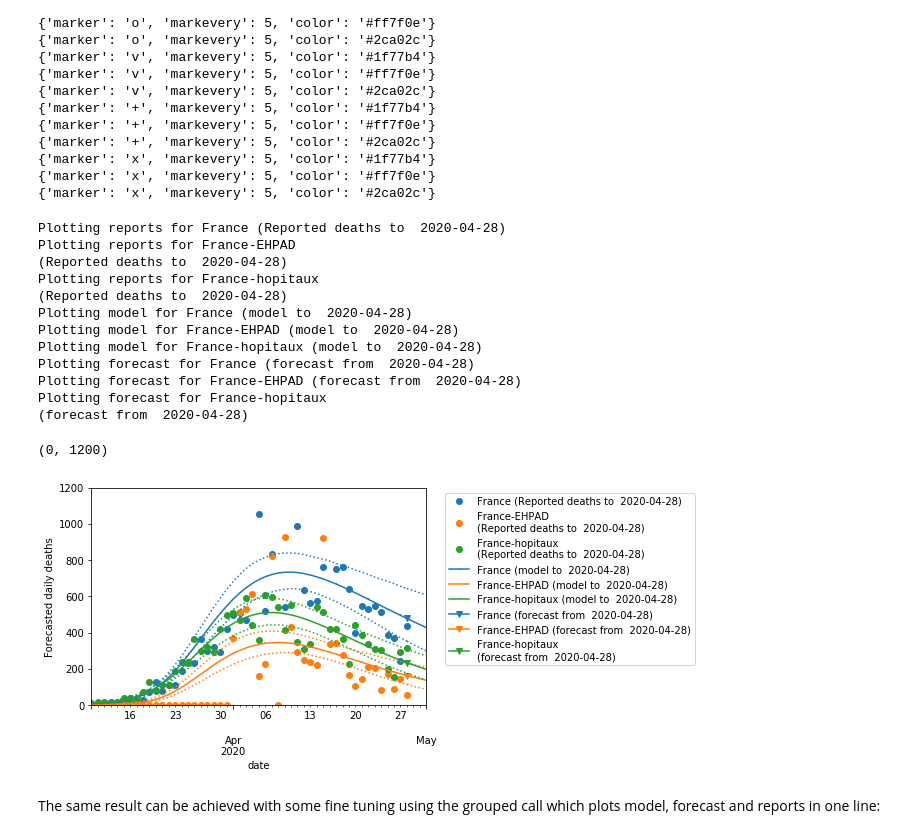
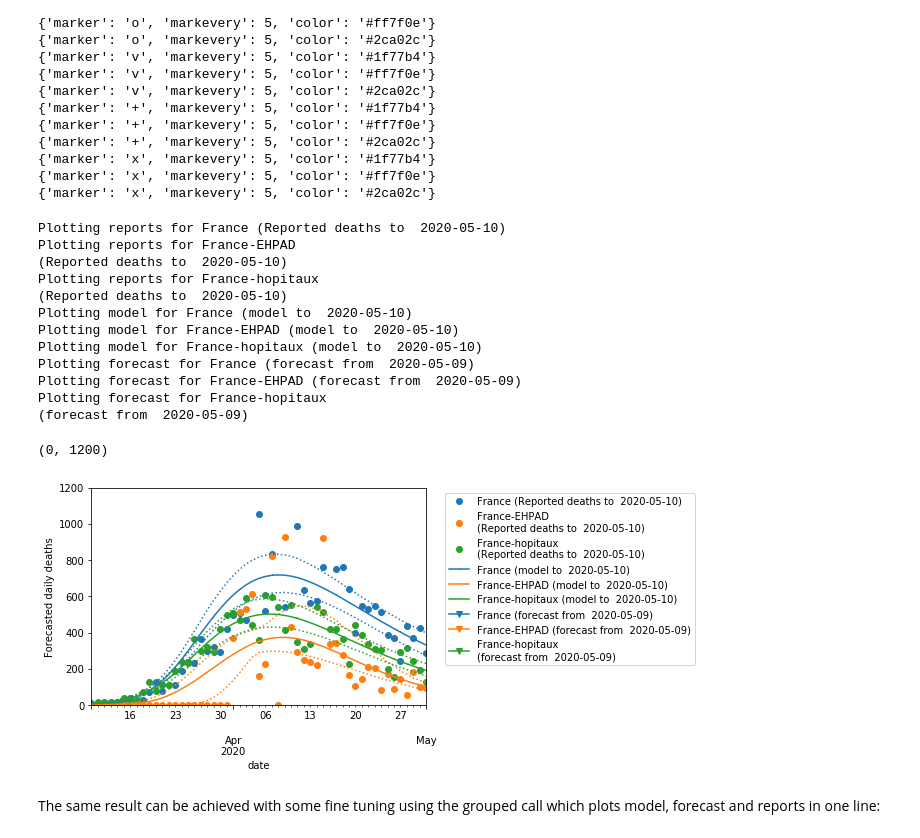
Before and after one commit to payoto/covid19model-fr-regions-results, a Jupyter notebook: data_example.ipynb, the cells around one changed output. Cells and saved outputs as stored; diff of their text form; code cells hidden in the pictures.

```diff
--- a/data_example.ipynb
+++ b/data_example.ipynb
@@ -123,7 +99,7 @@ These allow to plot for a single run forecast and modelled data.
 
 First we access a single model execution:
 # %%
-model = analysis_set_france.loc[33,:]["model"]
+model = analysis_set_france.iloc[-1,]["model"]
 # %% [markdown]
 In this module the functionality allows to plot the following comparison in one line:
 # %%
@@ -260,41 +236,41 @@ for c in prop_cycle:
 # %%
 country_list = ["France", "France-EHPAD", "France-hopitaux"]
 
 # define a new property cycle for the axes we are using
 prop_cycle = define_new_cycle(
     marker=['o',',','v','+'], # which varies the marker
     color_frequency=len(country_list), # the same colour repats every 3 lines
     markevery=[5],  # Markers are plotted every 5 days
 )
 _, ax_compare = plt.subplots()
 ax_compare.set_prop_cycle(prop_cycle)
 
 # Plot the data (the reported data without any line, and with a marker every time)
 plot_report_countries(model.data["modelling"], country_list=country_list, ax=ax_compare, linestyle='', markevery=1)
 plot_model_countries(model.data["modelling"], country_list=country_list, ax=ax_compare)
 plot_forecast_countries(model.data["forecasting"], country_list=country_list, ax=ax_compare)
 
 # For clarity we remove the confidence intervals and the move the legend out
 remove_confidence_interval_legend_labels(ax_compare)
 modify_legend(ax_compare, bbox_to_anchor=(1.04, 1.0), loc='upper left')
 # Adjust the zoom of the plot
-axis_date_limits(ax_compare, min_date='2020-03-10', max_date='2020-05-01')
+axis_date_limits(ax_compare, min_date='2020-03-10', max_date='2020-06-01')
 ax_compare.set_ylim(0,1200)
 # %% [output]
-Plotting reports for France (Reported deaths to  2020-04-28)
+Plotting reports for France (Reported deaths to  2020-05-10)
 Plotting reports for France-EHPAD
-(Reported deaths to  2020-04-28)
+(Reported deaths to  2020-05-10)
 Plotting reports for France-hopitaux
-(Reported deaths to  2020-04-28)
-Plotting model for France (model to  2020-04-28)
-Plotting model for France-EHPAD (model to  2020-04-28)
-Plotting model for France-hopitaux (model to  2020-04-28)
-Plotting forecast for France (forecast from  2020-04-28)
-Plotting forecast for France-EHPAD (forecast from  2020-04-28)
+(Reported deaths to  2020-05-10)
+Plotting model for France (model to  2020-05-10)
+Plotting model for France-EHPAD (model to  2020-05-10)
+Plotting model for France-hopitaux (model to  2020-05-10)
+Plotting forecast for France (forecast from  2020-05-09)
+Plotting forecast for France-EHPAD (forecast from  2020-05-09)
 Plotting forecast for France-hopitaux
-(forecast from  2020-04-28)
+(forecast from  2020-05-09)
 (0, 1200)
-[figure, old version]
+[figure, new version]
 # %% [markdown]
 The same result can be achieved with some fine tuning using the grouped call which
 plots model, forecast and reports in one line:
```
Also changed, not shown: parts of 18 cells of this notebook, 2 other files.
